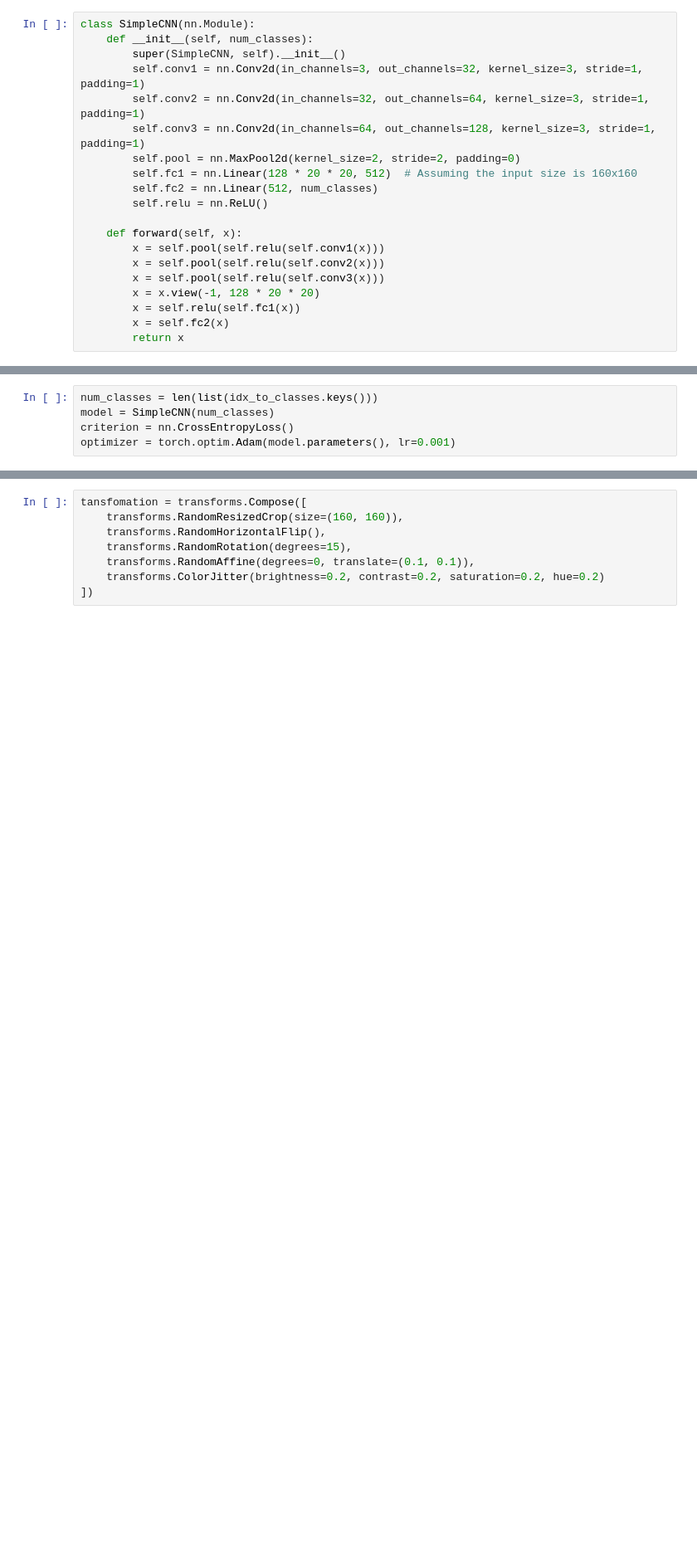
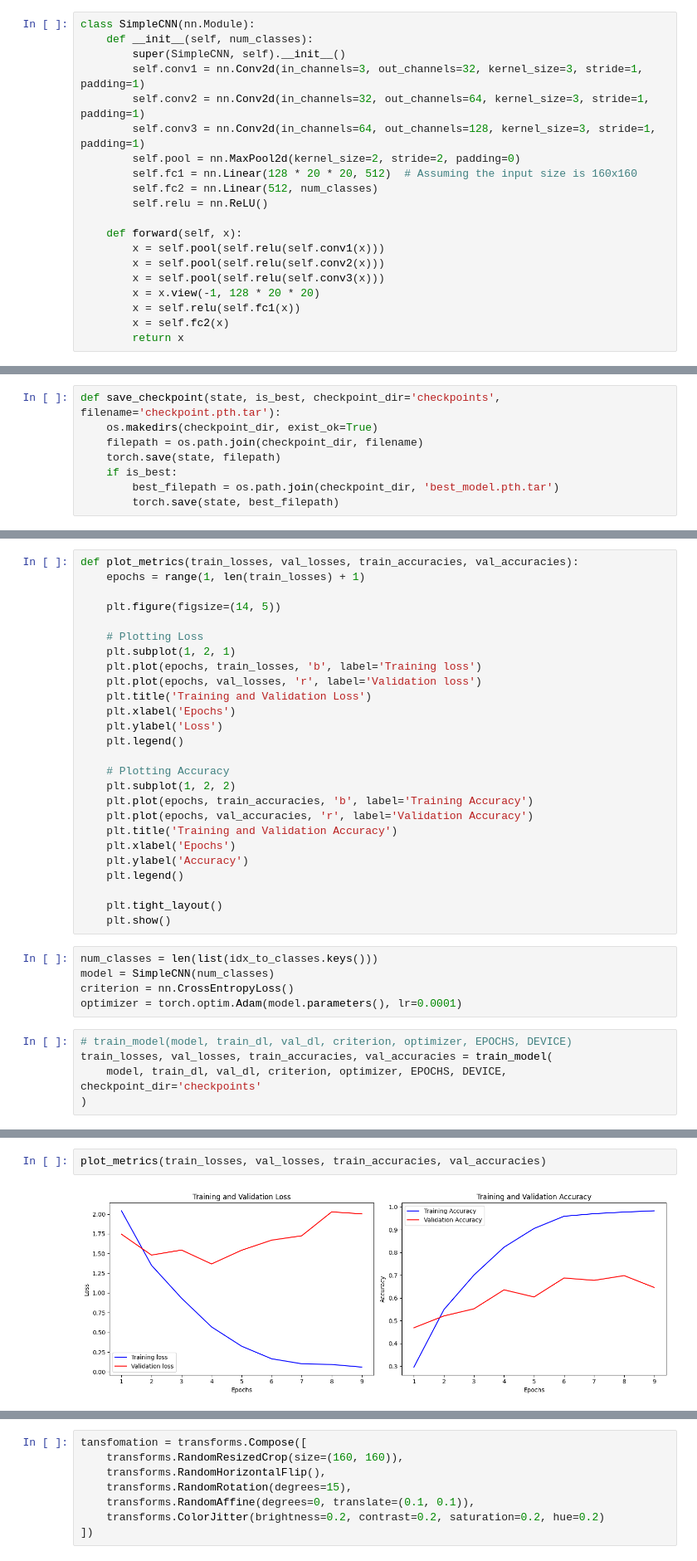
Before and after one commit to MilicaRangelov/PrikupljanjeIPredobradaPodatakaZaMasinskoUcenje, a Jupyter notebook: data_augmentation.ipynb, the cells around one changed output, grey strips where cells are left out. Shown at 83% size. Saved outputs shown, nothing was run; the diff lists cells and outputs as text; blank space fills up the shorter version.

Commit message:
Trained models with results

```diff
--- a/data_augmentation.ipynb
+++ b/data_augmentation.ipynb
@@ -205,0 +225,8 @@ class SimpleCNN(nn.Module):
+# %%
+def save_checkpoint(state, is_best, checkpoint_dir='checkpoints', filename='checkpoint.pth.tar'):
+    os.makedirs(checkpoint_dir, exist_ok=True)
+    filepath = os.path.join(checkpoint_dir, filename)
+    torch.save(state, filepath)
+    if is_best:
+        best_filepath = os.path.join(checkpoint_dir, 'best_model.pth.tar')
+        torch.save(state, best_filepath)
@@ -253,5 +401,36 @@ def train_model(model, train_loader, val_loader, criterion, optimizer, num_epoch
+# %%
+def plot_metrics(train_losses, val_losses, train_accuracies, val_accuracies):
+    epochs = range(1, len(train_losses) + 1)
+
+    plt.figure(figsize=(14, 5))
+
+    # Plotting Loss
+    plt.subplot(1, 2, 1)
+    plt.plot(epochs, train_losses, 'b', label='Training loss')
+    plt.plot(epochs, val_losses, 'r', label='Validation loss')
+    plt.title('Training and Validation Loss')
+    plt.xlabel('Epochs')
+    plt.ylabel('Loss')
+    plt.legend()
+
+    # Plotting Accuracy
+    plt.subplot(1, 2, 2)
+    plt.plot(epochs, train_accuracies, 'b', label='Training Accuracy')
+    plt.plot(epochs, val_accuracies, 'r', label='Validation Accuracy')
+    plt.title('Training and Validation Accuracy')
+    plt.xlabel('Epochs')
+    plt.ylabel('Accuracy')
+    plt.legend()
+
+    plt.tight_layout()
+    plt.show()
 # %%
 num_classes = len(list(idx_to_classes.keys()))
 model = SimpleCNN(num_classes)
 criterion = nn.CrossEntropyLoss()
-optimizer = torch.optim.Adam(model.parameters(), lr=0.001)
+optimizer = torch.optim.Adam(model.parameters(), lr=0.0001)
+# %%
+# train_model(model, train_dl, val_dl, criterion, optimizer, EPOCHS, DEVICE)
+train_losses, val_losses, train_accuracies, val_accuracies = train_model(
+    model, train_dl, val_dl, criterion, optimizer, EPOCHS, DEVICE, checkpoint_dir='checkpoints'
+)
@@ -257,0 +448,4 @@ optimizer = torch.optim.Adam(model.parameters(), lr=0.001)
+# %%
+plot_metrics(train_losses, val_losses, train_accuracies, val_accuracies)
+# %% [output]
+[figure, added]
```
Also changed, not shown: parts of 28 cells of this notebook.
